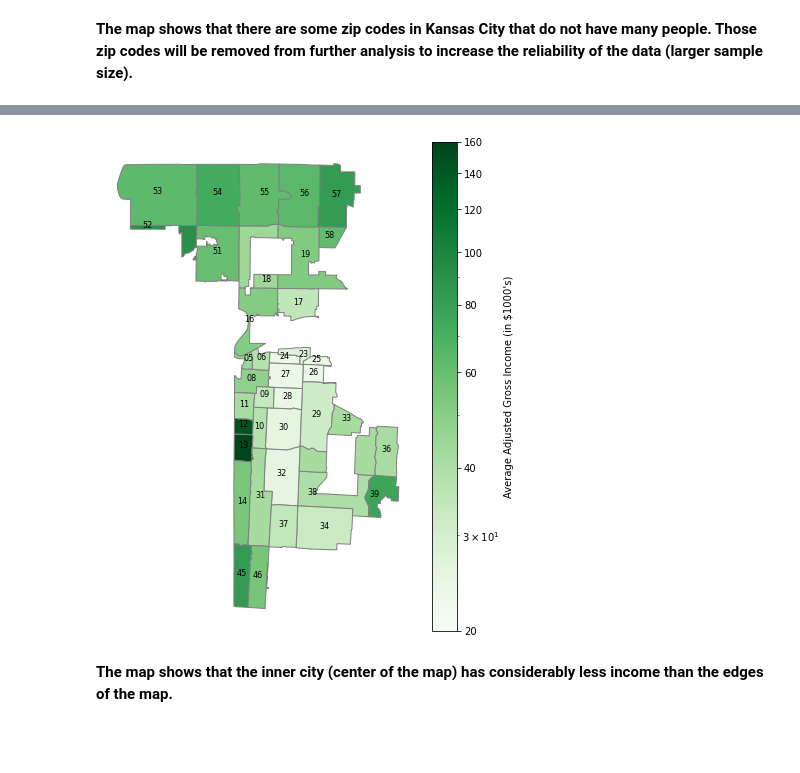
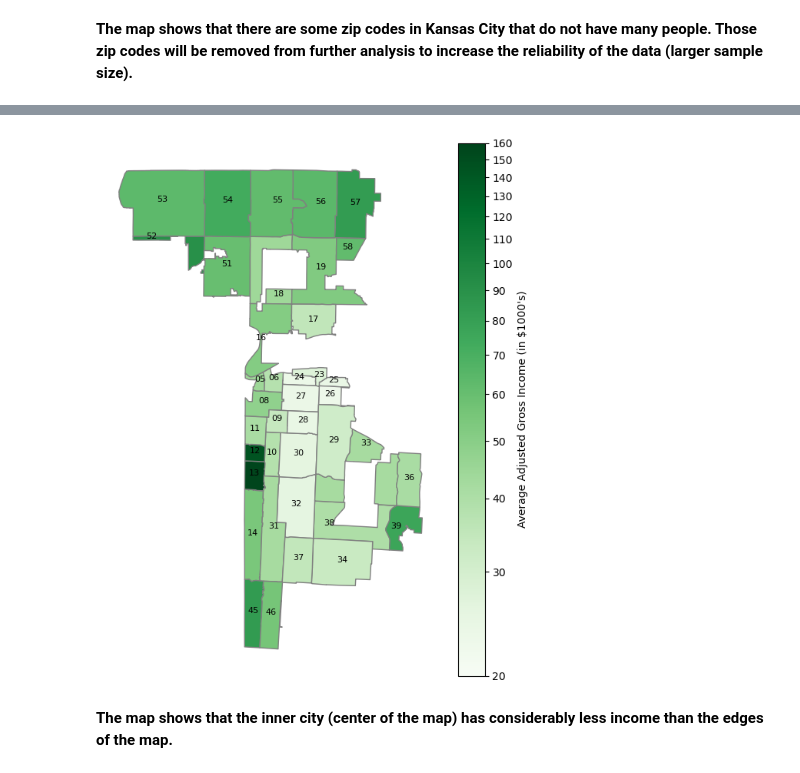
Before and after one commit to sjhaluck/KCMO-Property-and-Crime, a Jupyter notebook: KC_property_crime.ipynb, the cells around one changed output, grey strips where cells are left out. Drawn from its saved outputs; the diff is of its cells as text; code cells hidden in the pictures; blank space fills up the shorter version.

```diff
--- a/KC_property_crime.ipynb
+++ b/KC_property_crime.ipynb
@@ -144,11 +149,11 @@ Index(['property_violation_id', 'case_id', 'status', 'case_opened_date',
 # %% [markdown]
 ### Import Population and Income Tables
 # %%
-pop = pd.read_csv('zipPop.csv')
+pop = pd.read_csv('data/zipPop.csv')
 # normalize column names
 pop.columns = pop.columns.map(lambda x : x.lower().replace(" ", "_"))
 print(pop.columns)
-income = pd.read_csv('zipIncome2010.csv')
+income = pd.read_csv('data/zipIncome2010.csv')
 # normalize column names
 income.columns = income.columns.map(lambda x : x.lower().replace(" ", "_"))
 income.columns
@@ -158,7 +163,7 @@ Index(['zip_code', 'number_of_returns', 'agi'], dtype='object')
 # %% [markdown]
 ### Import Geographic Data for Mapping Zip Codes
 # %%
-fp = "./Zip Codes/geo_export.shp"
+fp = "./data/Zip Codes/geo_export.shp"
 map_df = gp.read_file(fp)
 # normalize column names
 map_df.columns = map_df.columns.map(lambda x : x.lower().replace(" ", "_"))
@@ -1260,31 +1266,31 @@ zips.sort_values(by='agi_per_cap', ascending=False).head()
 # %%
 # investigate income distribution across zip codes
 
 # format the axis for the legend
 formatter = LogFormatter(10, labelOnlyBase=False, minor_thresholds=(10,3))
 
 # graph the average Adjusted Gross Income for each zip code
 fig = zips.query('population > 1000').plot(column='agi_per_cap', figsize=(7,9), cmap='Greens',linewidth=1, edgecolor='0.5',
                 vmin=20, vmax=160, legend=True, norm=colors.LogNorm(vmin=20, vmax=160),
                legend_kwds = {'label': "Average Adjusted Gross Income (in $1000's)",
-                             'ticks': np.arange(20,170,20), 'format': formatter, 'format':"%.0f"})
+                             'ticks': np.arange(20,165,10), 'format': formatter, 'format':"%.0f"})
 
 # label each zip code with its 2-digit suffix
 for idx, row in zips.query('population > 1000').iterrows():
     fig.annotate(text=idx[3:], xy=row['coords'],
             horizontalalignment='center', fontsize=8)
 
 # remove the axes from the graph
 fig.axis('off');
 
 # create the filepath for storing the image
 filepath = os.path.join(output_path, 'income.png')
 # get the figure
 chart = fig.get_figure()
 # save the figure
 chart.savefig(filepath, bbox_inches="tight", dpi=300)
 # %% [output]
-[figure, old version]
+[figure, new version]
 # %% [markdown]
 **The map shows that the inner city (center of the map) has considerably less income than the edges of the map.**
 # %%
```
Also changed, not shown: parts of 17 cells of this notebook, 19 other files.
